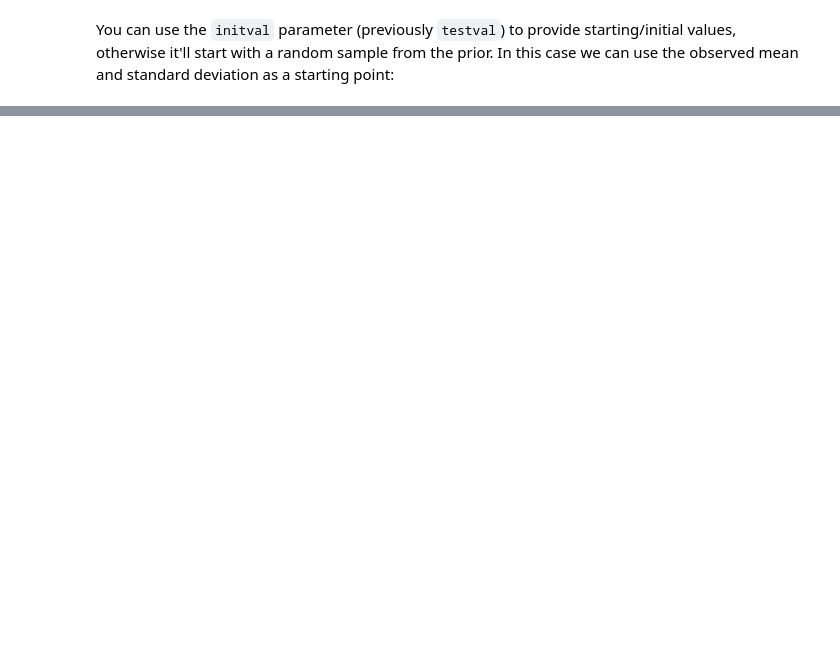
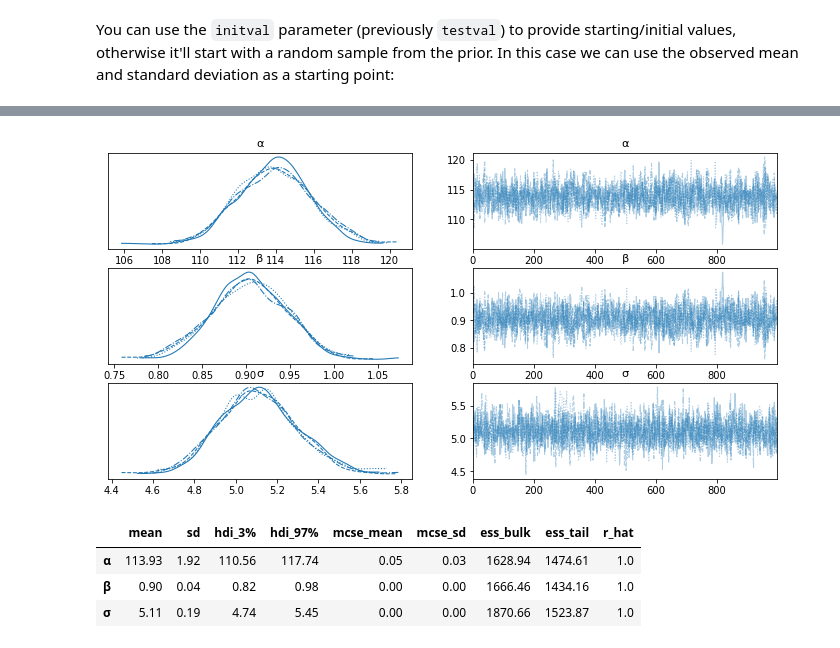
Before and after one commit to banditkings/random-python-examples, a Jupyter notebook: modeling/bayesian_linear_regression/gaussian and linear models in pymc.ipynb, the cells around one changed output, grey strips where cells are left out. Drawn from its saved outputs; the diff is of its cells as text; code cells hidden in the pictures; blank space fills up the shorter version.

```diff
--- a/modeling/bayesian_linear_regression/gaussian and linear models in pymc.ipynb
+++ b/modeling/bayesian_linear_regression/gaussian and linear models in pymc.ipynb
@@ -330,0 +335,9 @@ Sampling 4 chains for 1_000 tune and 1_000 draw iterations (4_000 + 4_000 draws
+# %%
+with pm.Model() as model4_3:
+    alpha = pm.Normal('α', 178, 100)
+    beta = pm.Normal('β', 0, 10)
+    sigma = pm.Uniform('σ', lower=0, upper=50)
+    mu = alpha + beta * d2.weight
+    #mu = pm.Deterministic('mu', alpha + beta * d2.weight) # try uncomenting this line and comenting the above line
+    height = pm.Normal('height', mu, sigma, observed=d2.height)
+    trace_4_3 = pm.sample(1000, tune=1000)
@@ -330,0 +351,11 @@ Sampling 4 chains for 1_000 tune and 1_000 draw iterations (4_000 + 4_000 draws
+# %%
+az.plot_trace(trace_4_3);
+# %% [output]
+[figure, added]
+# %%
+az.summary(trace_4_3, round_to=2)
+# %% [output]
+|  | mean | sd | hdi_3% | hdi_97% | mcse_mean | mcse_sd | ess_bulk | ess_tail | r_hat |
+| α | 113.93 | 1.92 | 110.56 | 117.74 | 0.05 | 0.03 | 1628.94 | 1474.61 | 1.0 |
+| β | 0.90 | 0.04 | 0.82 | 0.98 | 0.00 | 0.00 | 1666.46 | 1434.16 | 1.0 |
+| σ | 5.11 | 0.19 | 4.74 | 5.45 | 0.00 | 0.00 | 1870.66 | 1523.87 | 1.0 |
```
Also changed, not shown: parts of 6 cells of this notebook.
